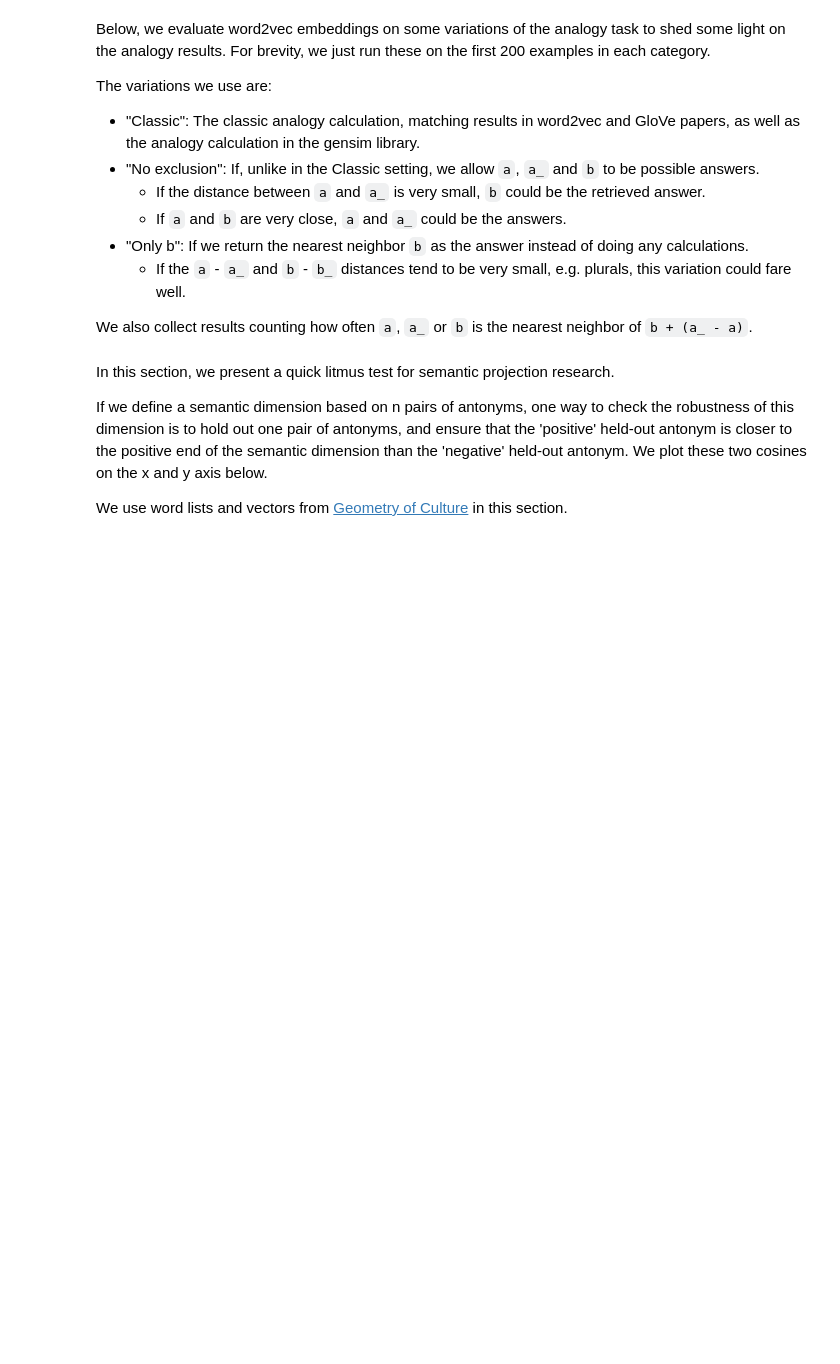
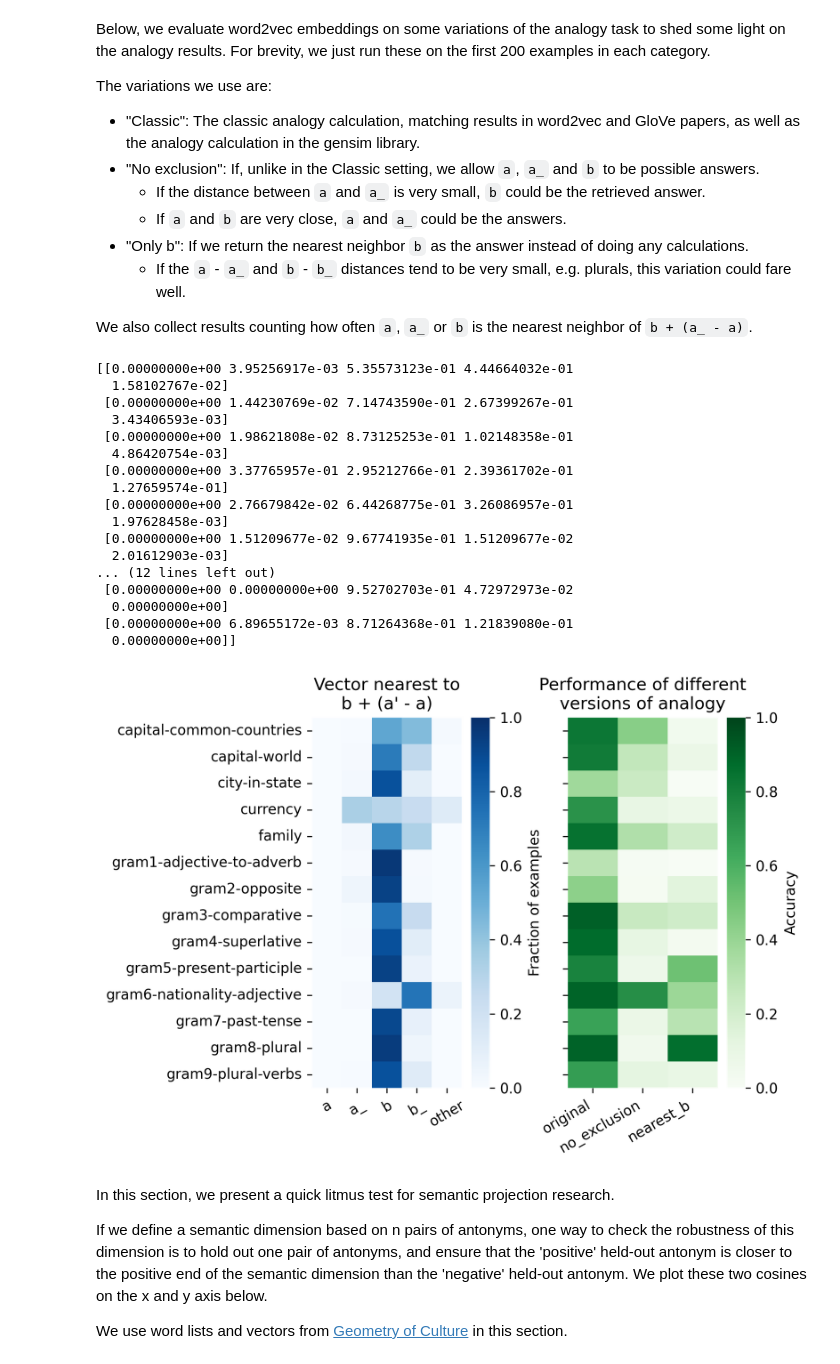
Before and after one commit to nnkennard/embedding-tutorial, a Jupyter notebook: clean_analogies.ipynb, the cells around one changed output. Saved outputs shown, nothing was run; the diff lists cells and outputs as text; code cells hidden in the pictures; blank space fills up the shorter version.

```diff
--- a/clean_analogies.ipynb
+++ b/clean_analogies.ipynb
@@ -212,70 +247,66 @@ We also collect results counting how often `a`, `a_` or `b` is the nearest neigh
 # %%
-def evaluate_analogy_dataset(dataset, embedding_model, max_per_category=20000):
-  """Evaluates an embedding model with an analogy dataset, using different variations.
-
-  Args:
-
-  Returns:
-
-  """
-  result_counter = collections.defaultdict(lambda: collections.defaultdict(list))
-  neighbor_count = collections.defaultdict(collections.Counter)
-  for category, analogies in tqdm.tqdm(list(dataset.items())):
-    skipped = 0
-    for analogy in analogies[:max_per_category]:
-      #print(analogy)
-      if not set(list(analogy[:3])+analogy[3]).issubset(embedding_model.index_to_word):
-        skipped += 1
-        continue
-      for eval_type, eval_fn in ANALOGY_FN_MAP.items():
-        result_counter[category][eval_type].append(eval_fn(embedding_model)(analogy))
-      neighbor_count[category][embedding_model.analogy_neighbor_check(analogy)] += 1
-
-  return result_counter, neighbor_count
-#%matplotlib notebook
-
-import matplotlib.pyplot as plt
-import seaborn as sns
-
-%matplotlib inline
 
 def plot_analogy_results(analogy_results):
   result_counter, neighbor_counter = analogy_results
 
   sorted_categories = sorted(neighbor_counter.keys())
 
   neighbor_array = np.zeros([len(neighbor_counter), 5])
   for i, key in enumerate(sorted_categories):
+    denom = 0
     for j, possible_answer in enumerate("a a_ b b_ other".split()):
       neighbor_array[i][j] =  neighbor_counter[key][possible_answer]
+      denom +=  neighbor_counter[key][possible_answer]
+    for j in range(5):
+      neighbor_array[i][j] /= denom
 
   analogy_style_array = np.zeros([len(result_counter), 3])
   for i, key in enumerate(result_counter.keys()):
     results = result_counter[key]
     for j, style in enumerate("original no_exclusion nearest_b".split()):
       analogy_style_array[i][j] =  sum(results[style])/len(results[style])
 
+  print(neighbor_array)
 
-  fig, ax = plt.subplots(1,2, figsize=(7,5), dpi=300)
-  sns.heatmap(neighbor_array, ax=ax[0])
+
+  fig, ax = plt.subplots(1,2, figsize=(7,5), dpi=300, sharey=True)
+  sns.heatmap(neighbor_array, ax=ax[0], cmap="Blues", vmin=0, vmax=1,
+                             cbar_kws={'label': 'Fraction of examples'})
+  ax[0].set_title("Vector nearest to\nb + (a' - a)")
   ax[0].set_xticklabels("a a_ b b_ other".split(), rotation=30, ha='center')
   ax[0].set_yticklabels(sorted_categories, rotation=0)
 
 
-  sns.heatmap(analogy_style_array, ax=ax[1])
-  ax[1].set_xticklabels("original no_exclusion nearest_b".split(), rotation=30, ha='center')
+  sns.heatmap(analogy_style_array, ax=ax[1], vmin=0, vmax=1, cmap="Greens",
+                             cbar_kws={'label': 'Accuracy'})
+  ax[1].set_title("Performance of different\nversions of analogy")
+  ax[1].set_xticklabels("original no_exclusion nearest_b".split(), rotation=30, ha='right')
   ax[1].set_yticklabels(sorted_categories, rotation=0)
 
 
   plt.tight_layout()
 
-
-
-cased_google_analogy_dataset = util.read_google_analogy_dataset(uncase=False)
-for dataset in [cased_google_analogy_dataset,
-                #bats_analogy_dataset
-               ]:
-    plot_analogy_results(evaluate_analogy_dataset(dataset, w2v, 20))
+plot_analogy_results(results)
+plt.savefig('embeddings.png')
+# %% [output]
+[[0.00000000e+00 3.95256917e-03 5.35573123e-01 4.44664032e-01
+  1.58102767e-02]
+ [0.00000000e+00 1.44230769e-02 7.14743590e-01 2.67399267e-01
+  3.43406593e-03]
+ [0.00000000e+00 1.98621808e-02 8.73125253e-01 1.02148358e-01
+  4.86420754e-03]
+ [0.00000000e+00 3.37765957e-01 2.95212766e-01 2.39361702e-01
+  1.27659574e-01]
+ [0.00000000e+00 2.76679842e-02 6.44268775e-01 3.26086957e-01
+  1.97628458e-03]
+ [0.00000000e+00 1.51209677e-02 9.67741935e-01 1.51209677e-02
+  2.01612903e-03]
+... (12 lines left out)
+ [0.00000000e+00 0.00000000e+00 9.52702703e-01 4.72972973e-02
+  0.00000000e+00]
+ [0.00000000e+00 6.89655172e-03 8.71264368e-01 1.21839080e-01
+  0.00000000e+00]]
+[figure, added]
 # %% [markdown]
 In this section, we present a quick litmus test for semantic projection research.
 
```
Also changed, not shown: parts of 5 cells of this notebook, 1 other file.
